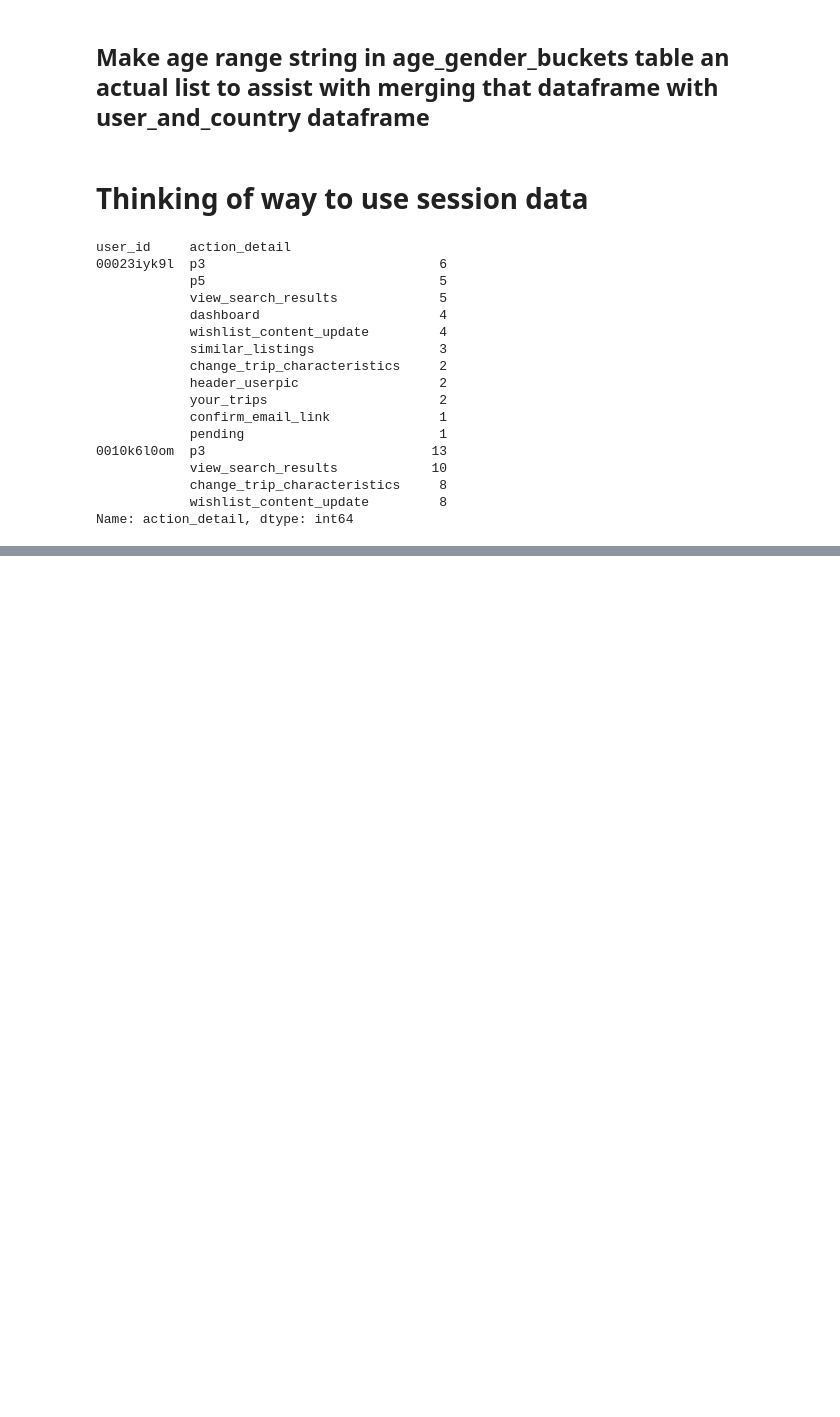
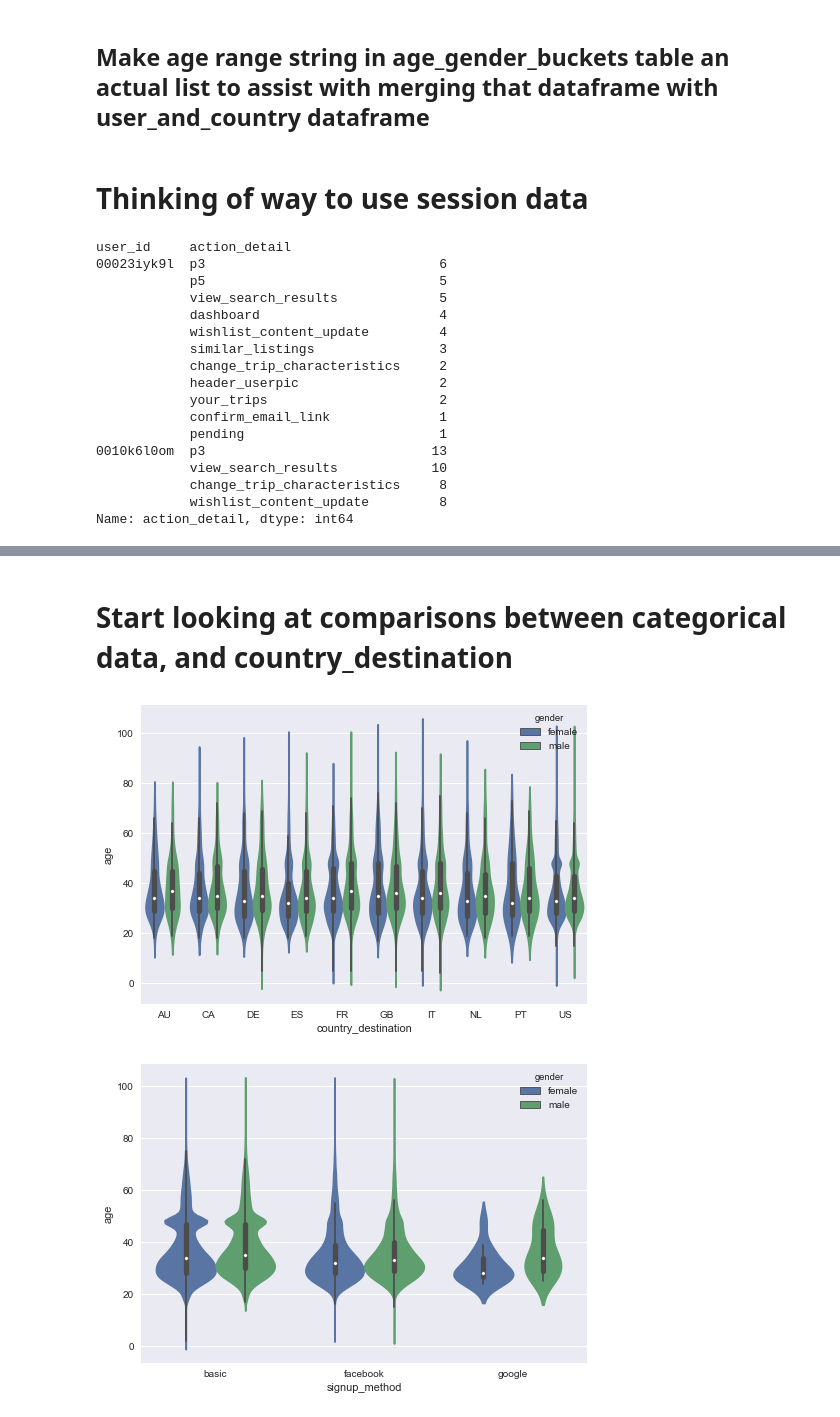
Before and after one commit to TJBANEY/Springboard-Code, a Jupyter notebook: Capstone 1 Data Wrangling.ipynb, the cells around one changed output, grey strips where cells are left out. Saved outputs shown, nothing was run; the diff lists cells and outputs as text; code cells hidden in the pictures; blank space fills up the shorter version.

```diff
--- a/Capstone 1 Data Wrangling.ipynb
+++ b/Capstone 1 Data Wrangling.ipynb
@@ -210,0 +286,12 @@ Name: action_detail, dtype: int64
+# %% [markdown]
+# Start looking at comparisons between categorical data, and country_destination
+# %%
+# Color code different violin plots per gender and age for age
+sns.violinplot('country_destination', 'age', data=ucb, hue='gender')
+plt.show()
+
+sns.violinplot('signup_method', 'age', data=ucb, hue='gender')
+plt.show()
+# %% [output]
+[figure, added]
+[figure, added]
```
Also changed, not shown: parts of 25 cells of this notebook, 3 other files.
